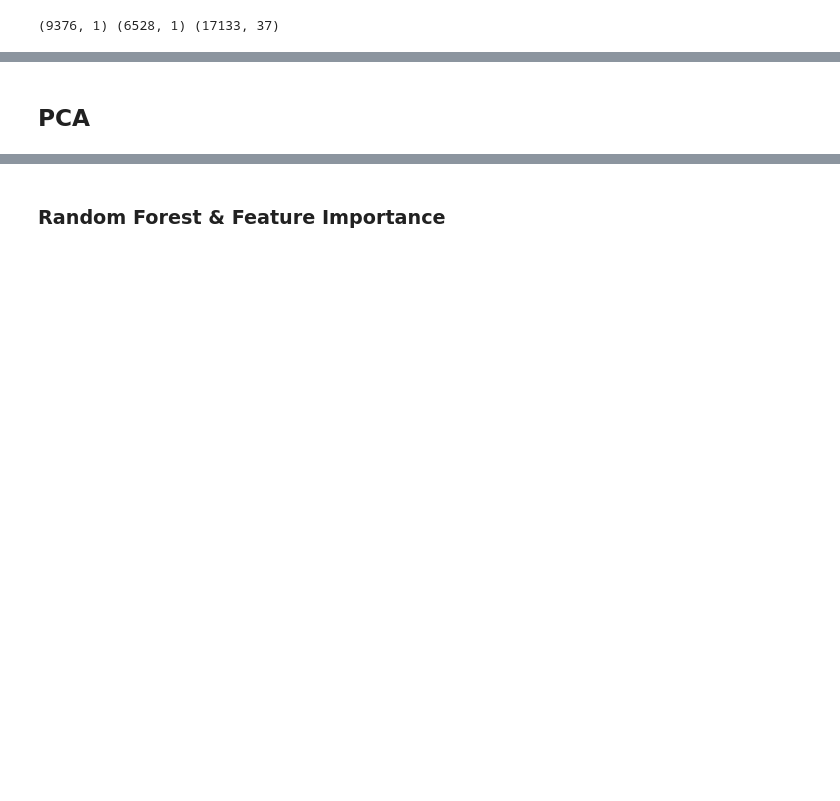
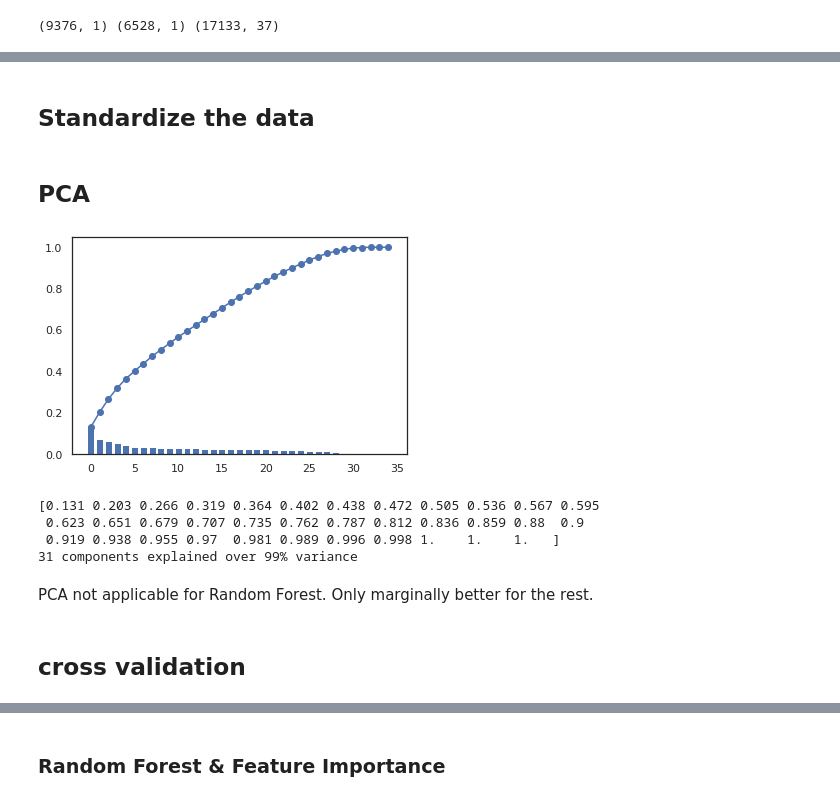
Before and after one commit to psuri15/WAF2019, a Jupyter notebook: FirstModel.ipynb, the cells around one changed output, grey strips where cells are left out. Drawn from its saved outputs; the diff is of its cells as text; code cells hidden in the pictures; blank space fills up the shorter version.

```diff
--- a/FirstModel.ipynb
+++ b/FirstModel.ipynb
@@ -339,2 +296,19 @@ X = X.values
+# %% [markdown]
+## Standardize the data
+# %%
+# transform data into array
+y = data[['label']].values.reshape(-1)
+X = data.drop(columns='label')
+X = X.values
+
+# split into training and testing data
+from sklearn.model_selection import train_test_split
+x_train, x_test, y_train, y_test = train_test_split(X, y, test_size=0.3)
+# %%
+from sklearn.preprocessing import StandardScaler
+
+scaler = StandardScaler().fit(x_train)
+x_train_standardized = scaler.transform(x_train)
+x_test_standardized = scaler.transform(x_test)
 # %% [markdown]
 ## PCA
@@ -342,0 +315,21 @@ from sklearn
+# %%
+from sklearn.decomposition import PCA
+
+pca = PCA(n_components = x_train_standardized.shape[1]-1, whiten=True).fit(x_train_standardized) #
+
+ratio = pca.explained_variance_ratio_
+cum_ratio = np.array([sum(ratio[0:i+1]) for i in range(len(ratio))])
+
+plt.bar(list(range(len(ratio))),ratio)
+plt.plot(cum_ratio,'-o')
+plt.show()
+print(np.round(cum_ratio,3))
+t = 0.99
+cut_off = np.where(cum_ratio>t)[0][0]+1
+print('{} components explained over {}% variance'.format(cut_off, int(100*t)))
+# %% [output]
+[figure, added]
+[0.131 0.203 0.266 0.319 0.364 0.402 0.438 0.472 0.505 0.536 0.567 0.595
+ 0.623 0.651 0.679 0.707 0.735 0.762 0.787 0.812 0.836 0.859 0.88  0.9
+ 0.919 0.938 0.955 0.97  0.981 0.989 0.996 0.998 1.    1.    1.   ]
+31 components explained over 99% variance
@@ -342,0 +340,4 @@ from sklearn
+# %% [markdown]
+PCA not applicable for Random Forest. Only marginally better for the rest.
+# %% [markdown]
+## cross validation
```
Also changed, not shown: parts of 46 cells of this notebook.
